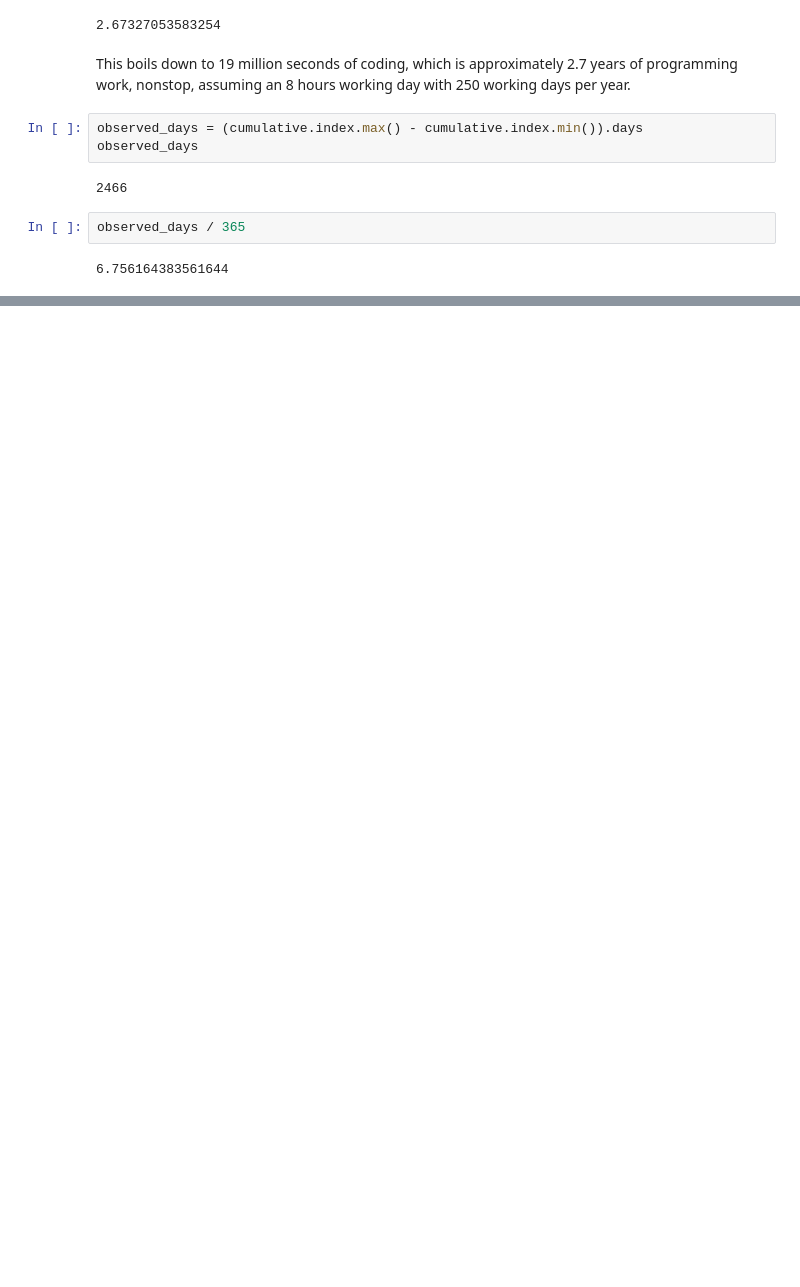
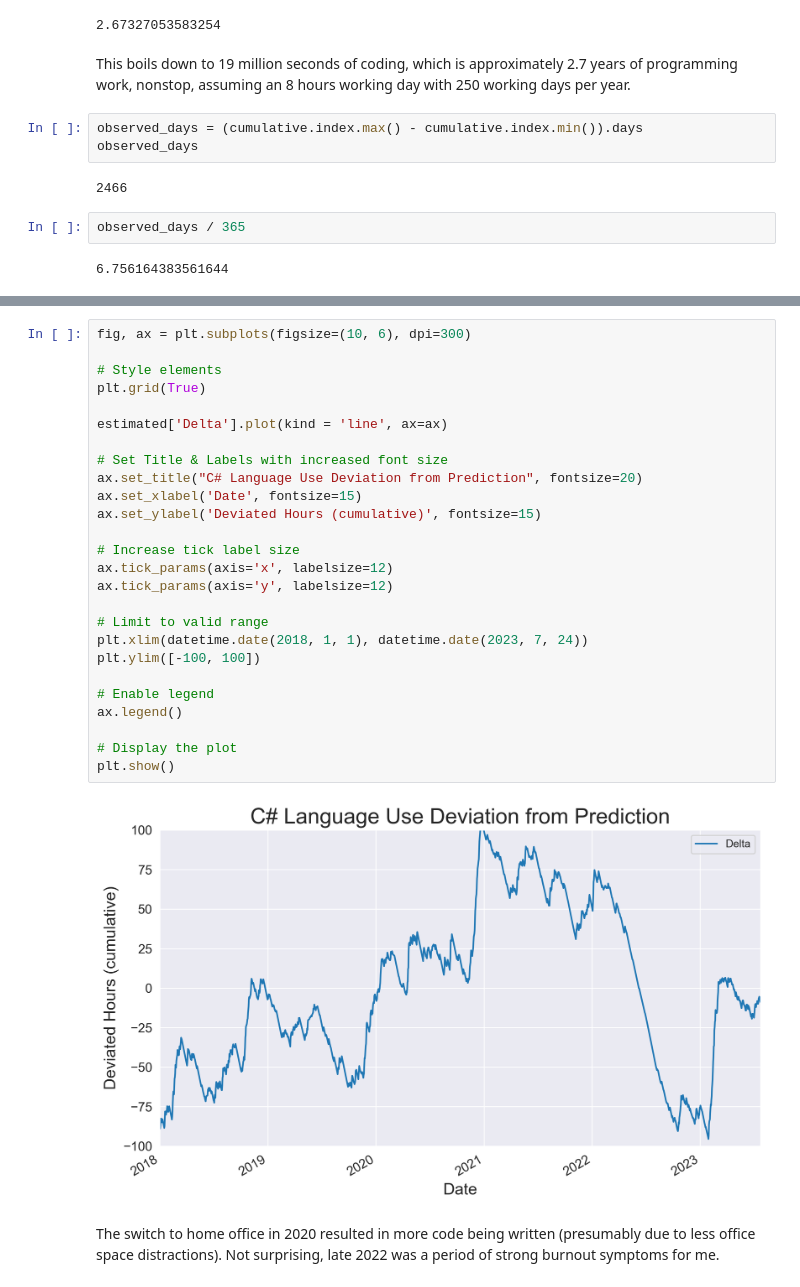
Before and after one commit to sunsided/coding-stats, a Jupyter notebook: exploration.ipynb, the cells around one changed output, grey strips where cells are left out. Cells and saved outputs as stored; diff of their text form; blank space fills up the shorter version.

Commit message:
Add late-COVID burnout analysis

```diff
--- a/exploration.ipynb
+++ b/exploration.ipynb
@@ -110,0 +139,30 @@ observed_days / 365
+# %%
+fig, ax = plt.subplots(figsize=(10, 6), dpi=300)
+
+# Style elements
+plt.grid(True)
+
+estimated['Delta'].plot(kind = 'line', ax=ax)
+
+# Set Title & Labels with increased font size
+ax.set_title("C# Language Use Deviation from Prediction", fontsize=20)
+ax.set_xlabel('Date', fontsize=15)
+ax.set_ylabel('Deviated Hours (cumulative)', fontsize=15)
+
+# Increase tick label size
+ax.tick_params(axis='x', labelsize=12)
+ax.tick_params(axis='y', labelsize=12)
+
+# Limit to valid range
+plt.xlim(datetime.date(2018, 1, 1), datetime.date(2023, 7, 24))
+plt.ylim([-100, 100])
+
+# Enable legend
+ax.legend()
+
+# Display the plot
+plt.show()
+# %% [output]
+[figure, added]
+# %% [markdown]
+The switch to home office in 2020 resulted in more code being written (presumably due to less office space distractions). Not surprising, late 2022 was a period of strong burnout symptoms for me.
```
Also changed, not shown: parts of 4 cells of this notebook.
